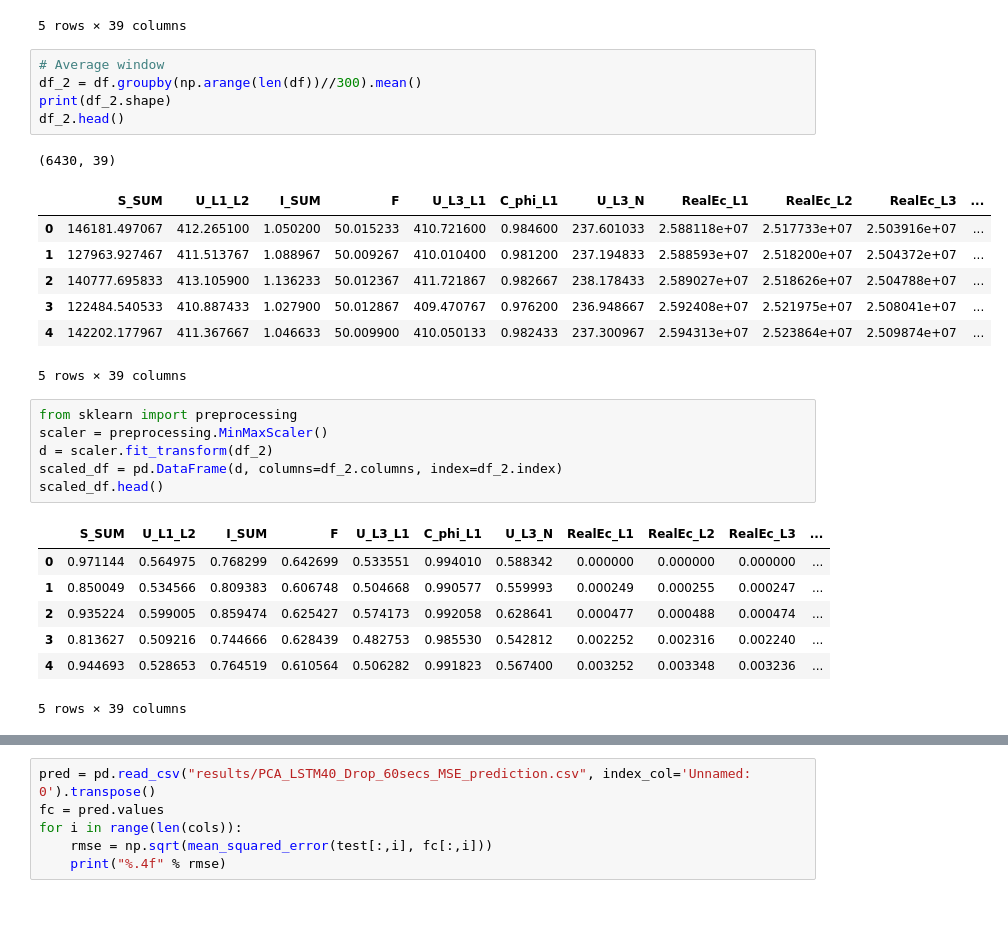
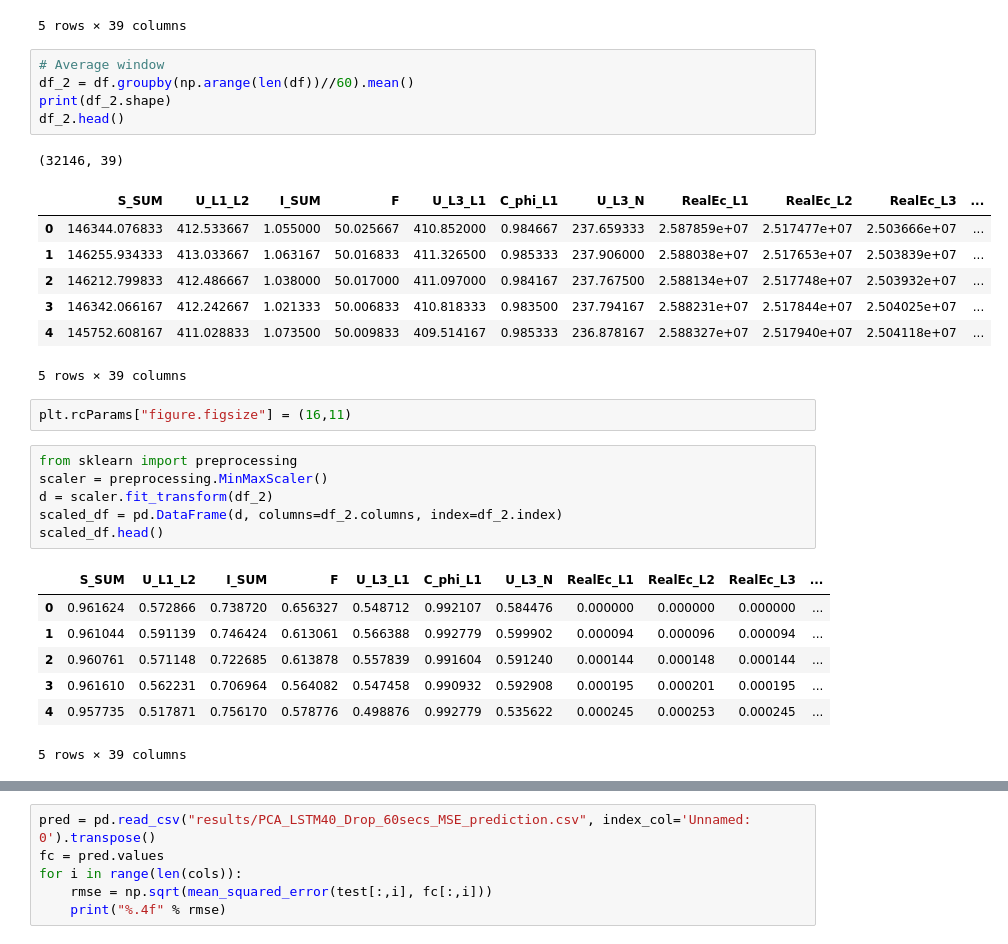
Before and after one commit to PedroOliveiraPT/Electricity-Forecasting, a Jupyter notebook: Results.ipynb, the cells around one changed output, grey strips where cells are left out. Saved outputs shown, nothing was run; the diff lists cells and outputs as text; blank space fills up the shorter version.

```diff
--- a/Results.ipynb
+++ b/Results.ipynb
@@ -108,18 +112,20 @@ df.tail()
 5 rows × 39 columns
 # %%
 # Average window
-df_2 = df.groupby(np.arange(len(df))//300).mean()
+df_2 = df.groupby(np.arange(len(df))//60).mean()
 print(df_2.shape)
 df_2.head()
 # %% [output]
-(6430, 39)
+(32146, 39)
 |  | S_SUM | U_L1_L2 | I_SUM | F | U_L3_L1 | C_phi_L1 | U_L3_N | RealEc_L1 | RealEc_L2 | RealEc_L3 | ... |
-| 0 | 146181.497067 | 412.265100 | 1.050200 | 50.015233 | 410.721600 | 0.984600 | 237.601033 | 2.588118e+07 | 2.517733e+07 | 2.503916e+07 | ... |
-| 1 | 127963.927467 | 411.513767 | 1.088967 | 50.009267 | 410.010400 | 0.981200 | 237.194833 | 2.588593e+07 | 2.518200e+07 | 2.504372e+07 | ... |
-| 2 | 140777.695833 | 413.105900 | 1.136233 | 50.012367 | 411.721867 | 0.982667 | 238.178433 | 2.589027e+07 | 2.518626e+07 | 2.504788e+07 | ... |
-| 3 | 122484.540533 | 410.887433 | 1.027900 | 50.012867 | 409.470767 | 0.976200 | 236.948667 | 2.592408e+07 | 2.521975e+07 | 2.508041e+07 | ... |
-| 4 | 142202.177967 | 411.367667 | 1.046633 | 50.009900 | 410.050133 | 0.982433 | 237.300967 | 2.594313e+07 | 2.523864e+07 | 2.509874e+07 | ... |
+| 0 | 146344.076833 | 412.533667 | 1.055000 | 50.025667 | 410.852000 | 0.984667 | 237.659333 | 2.587859e+07 | 2.517477e+07 | 2.503666e+07 | ... |
+| 1 | 146255.934333 | 413.033667 | 1.063167 | 50.016833 | 411.326500 | 0.985333 | 237.906000 | 2.588038e+07 | 2.517653e+07 | 2.503839e+07 | ... |
+| 2 | 146212.799833 | 412.486667 | 1.038000 | 50.017000 | 411.097000 | 0.984167 | 237.767500 | 2.588134e+07 | 2.517748e+07 | 2.503932e+07 | ... |
+| 3 | 146342.066167 | 412.242667 | 1.021333 | 50.006833 | 410.818333 | 0.983500 | 237.794167 | 2.588231e+07 | 2.517844e+07 | 2.504025e+07 | ... |
+| 4 | 145752.608167 | 411.028833 | 1.073500 | 50.009833 | 409.514167 | 0.985333 | 236.878167 | 2.588327e+07 | 2.517940e+07 | 2.504118e+07 | ... |
 5 rows × 39 columns
+# %%
+plt.rcParams["figure.figsize"] = (16,11)
 # %%
 from sklearn import preprocessing
 scaler = preprocessing.MinMaxScaler()
@@ -128,9 +134,9 @@ scaled_df = pd.DataFrame(d, columns=df_2.columns, index=df_2.index)
 scaled_df.head()
 # %% [output]
 |  | S_SUM | U_L1_L2 | I_SUM | F | U_L3_L1 | C_phi_L1 | U_L3_N | RealEc_L1 | RealEc_L2 | RealEc_L3 | ... |
-| 0 | 0.971144 | 0.564975 | 0.768299 | 0.642699 | 0.533551 | 0.994010 | 0.588342 | 0.000000 | 0.000000 | 0.000000 | ... |
-| 1 | 0.850049 | 0.534566 | 0.809383 | 0.606748 | 0.504668 | 0.990577 | 0.559993 | 0.000249 | 0.000255 | 0.000247 | ... |
-| 2 | 0.935224 | 0.599005 | 0.859474 | 0.625427 | 0.574173 | 0.992058 | 0.628641 | 0.000477 | 0.000488 | 0.000474 | ... |
-| 3 | 0.813627 | 0.509216 | 0.744666 | 0.628439 | 0.482753 | 0.985530 | 0.542812 | 0.002252 | 0.002316 | 0.002240 | ... |
-| 4 | 0.944693 | 0.528653 | 0.764519 | 0.610564 | 0.506282 | 0.991823 | 0.567400 | 0.003252 | 0.003348 | 0.003236 | ... |
+| 0 | 0.961624 | 0.572866 | 0.738720 | 0.656327 | 0.548712 | 0.992107 | 0.584476 | 0.000000 | 0.000000 | 0.000000 | ... |
+| 1 | 0.961044 | 0.591139 | 0.746424 | 0.613061 | 0.566388 | 0.992779 | 0.599902 | 0.000094 | 0.000096 | 0.000094 | ... |
+| 2 | 0.960761 | 0.571148 | 0.722685 | 0.613878 | 0.557839 | 0.991604 | 0.591240 | 0.000144 | 0.000148 | 0.000144 | ... |
+| 3 | 0.961610 | 0.562231 | 0.706964 | 0.564082 | 0.547458 | 0.990932 | 0.592908 | 0.000195 | 0.000201 | 0.000195 | ... |
+| 4 | 0.957735 | 0.517871 | 0.756170 | 0.578776 | 0.498876 | 0.992779 | 0.535622 | 0.000245 | 0.000253 | 0.000245 | ... |
 5 rows × 39 columns
```
Also changed, not shown: parts of 3 cells of this notebook, 4 other files.
